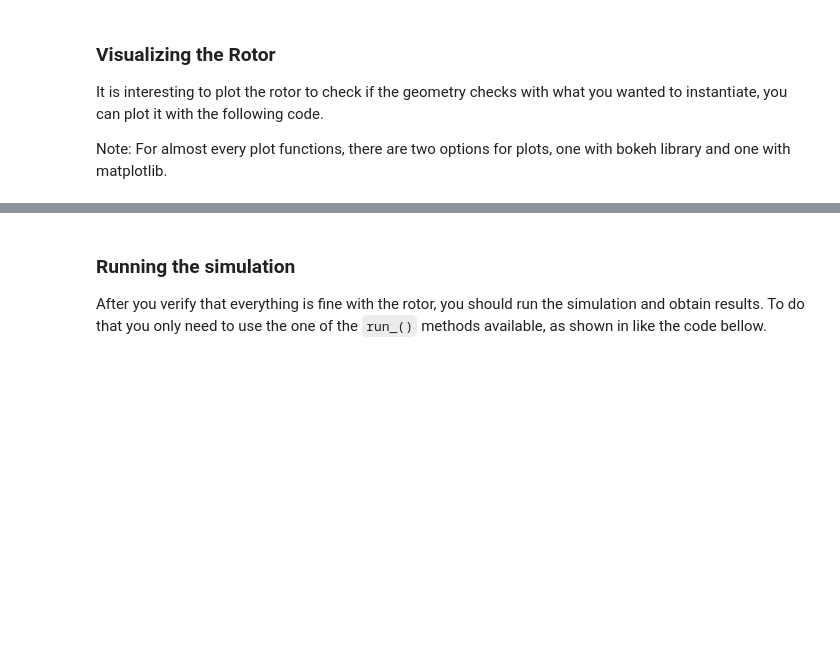
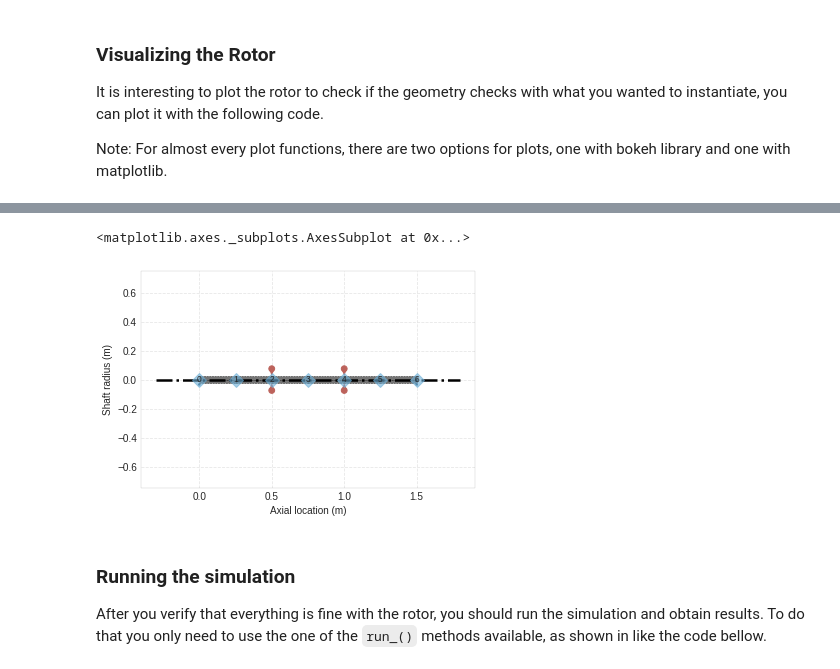
Before and after one commit to jguarato/ross, a Jupyter notebook: docs/examples/tutorial.ipynb, the cells around one changed output, grey strips where cells are left out. Cells and saved outputs as stored; diff of their text form; code cells hidden in the pictures; blank space fills up the shorter version.

Commit message:
Changing instantiation on ShaftElement and use of Steel object, also including version of Anaconda on installation.rst

````diff
--- a/docs/examples/tutorial.ipynb
+++ b/docs/examples/tutorial.ipynb
@@ -53,5 +53,5 @@ rs.Material.available_materials()
 # %%
-steel = rs.Material.use_material('Steel')
+Steel = rs.Material.use_material('Steel')
 # %% [markdown]
 ## Element
 
@@ -163,16 +149,20 @@ o_d: float
     Outer diameter.
 ```
 # %%
-disk0 = rs.DiskElement.from_geometry(n=2,
-                                     material=steel,
-                                     width=0.07,
-                                     i_d=0.05,
-                                     o_d=0.28)
-disk1 = rs.DiskElement.from_geometry(n=4,
-                                     material=steel,
-                                     width=0.07,
-                                     i_d=0.05,
-                                     o_d=0.28)
+disk0 = rs.DiskElement.from_geometry(
+    n=2,
+    material=Steel,
+    width=0.07,
+    i_d=0.05,
+    o_d=0.28
+)
+disk1 = rs.DiskElement.from_geometry(
+    n=4,
+    material=Steel,
+    width=0.07,
+    i_d=0.05,
+    o_d=0.28
+)
 disks = [disk0,disk1]
 # %% [markdown]
 ## BearingElement
@@ -237,10 +219,11 @@ This class takes as argument lists with all elements program and assembles the m
 
 To use this class, you only have to give all the already instantiated elements in a list format, as it follows.
 # %%
-rotor1 = rs.Rotor(shaft_elements,
-                  disks,
-                  bearings
-                  )
+rotor1 = rs.Rotor(
+    shaft_elements,
+    disks,
+    bearings
+)
 # %% [markdown]
 ### From section instantiation of a Rotor
 
@@ -287,5 +273,5 @@ It is interesting to plot the rotor to check if the geometry checks with what yo
 
 Note: For almost every plot functions, there are two options for plots, one with bokeh library and one with matplotlib.
 # %%
-rotor1.plot_rotor(plot_type='bokeh')
+rotor1.plot_rotor()
 # %% [output]
@@ -295,3 +278,5 @@ rotor1.plot_rotor(plot_type='bokeh')
+<matplotlib.axes._subplots.AxesSubplot at 0x...>
+[figure, added]
 # %% [markdown]
 ### Running the simulation
 
````
Also changed, not shown: parts of 12 cells of this notebook, 1 other file.
